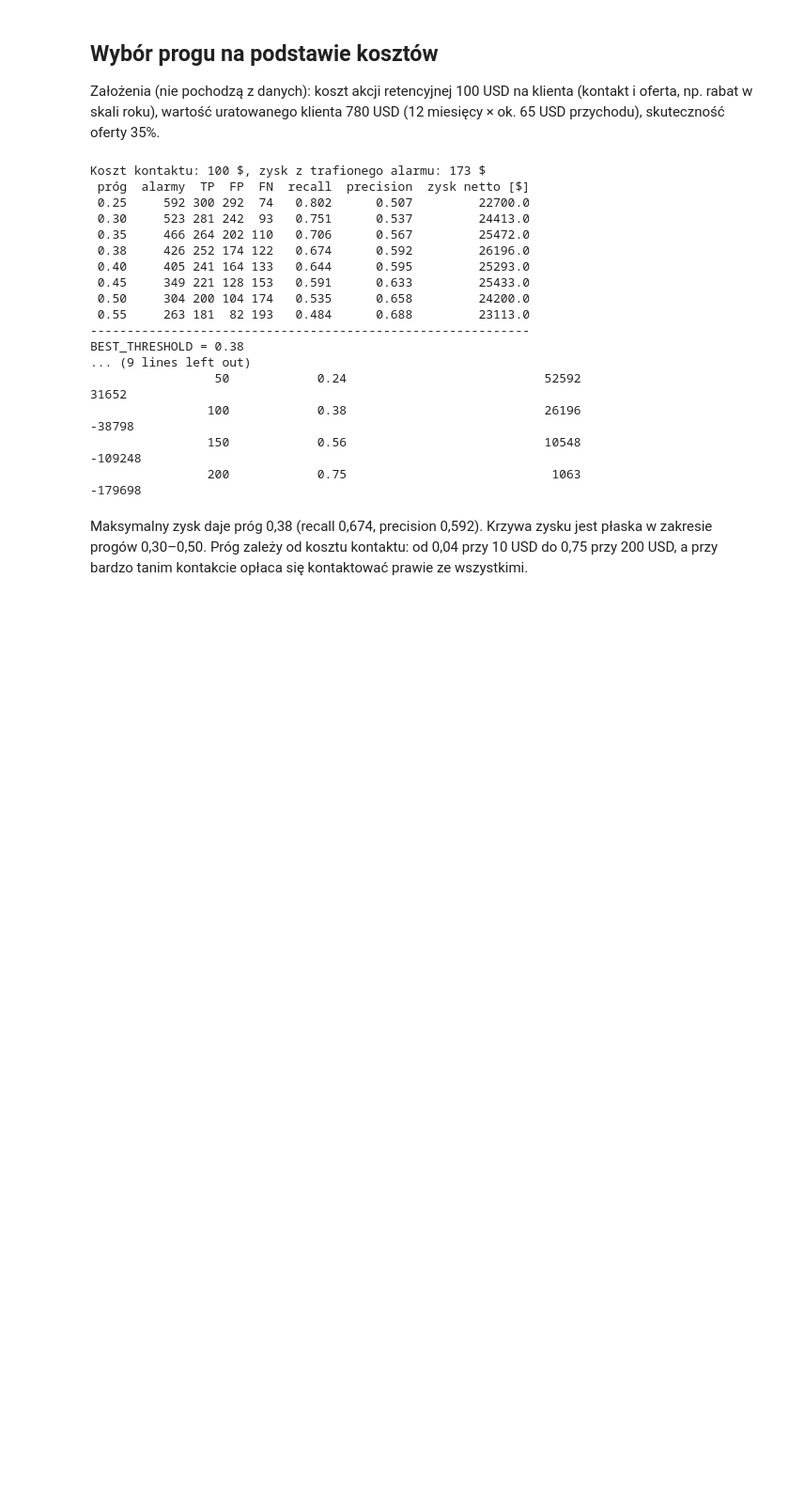
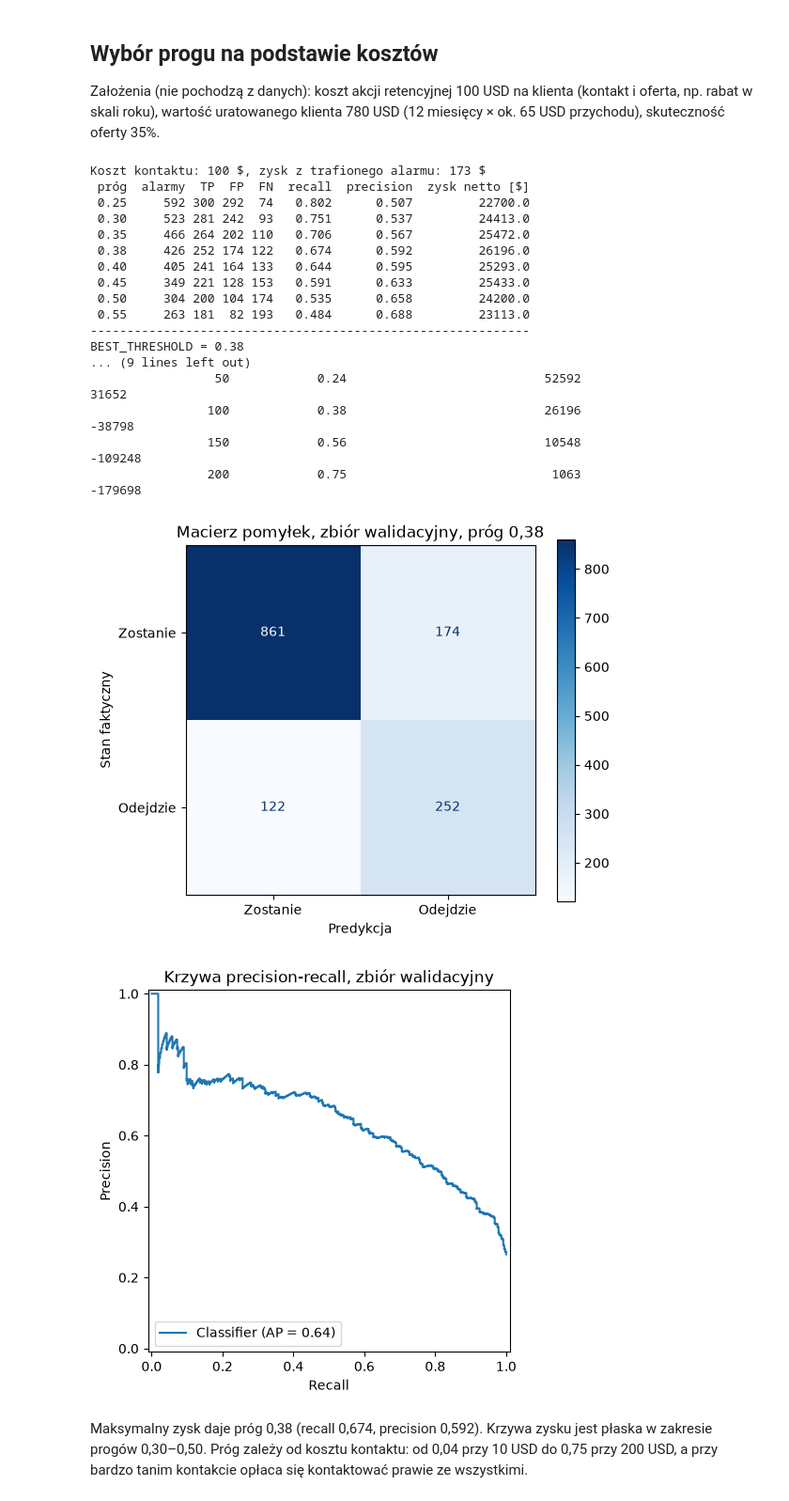
Before and after one commit to sylwiamarlenga-netizen/project-telco-churn, a Jupyter notebook: notebooks/02_modeling.ipynb, the cells around one changed output. Shown at 94% size. Saved outputs shown, nothing was run; the diff lists cells and outputs as text; code cells hidden in the pictures; blank space fills up the shorter version.

```diff
--- a/notebooks/02_modeling.ipynb
+++ b/notebooks/02_modeling.ipynb
@@ -570,6 +540,32 @@ BEST_THRESHOLD = 0.38
                 100            0.38                           26196                           -38798
                 150            0.56                           10548                          -109248
                 200            0.75                            1063                          -179698
+# %%
+import os
+import matplotlib.pyplot as plt
+from sklearn.metrics import ConfusionMatrixDisplay, PrecisionRecallDisplay
+
+os.makedirs("../reports/figures", exist_ok=True)
+
+y_pred_val = (proba_val >= float(BEST_THRESHOLD)).astype(int)
+
+fig, ax = plt.subplots(figsize=(6, 5))
+ConfusionMatrixDisplay.from_predictions(
+    y_val, y_pred_val, display_labels=["Zostanie", "Odejdzie"], cmap="Blues", ax=ax)
+ax.set_title("Macierz pomyłek, zbiór walidacyjny, próg 0,38")
+ax.set_xlabel("Predykcja"); ax.set_ylabel("Stan faktyczny")
+fig.savefig("../reports/figures/confusion_matrix_val.png", dpi=200, bbox_inches="tight")
+plt.show()
+
+fig, ax = plt.subplots(figsize=(6, 5))
+PrecisionRecallDisplay.from_predictions(y_val, proba_val, ax=ax)
+ax.set_title("Krzywa precision-recall, zbiór walidacyjny")
+ax.set_xlabel("Recall"); ax.set_ylabel("Precision")
+fig.savefig("../reports/figures/pr_curve_val.png", dpi=200, bbox_inches="tight")
+plt.show()
+# %% [output]
+[figure, added]
+[figure, added]
 # %% [markdown]
 Maksymalny zysk daje próg 0,38 (recall 0,674, precision 0,592). Krzywa zysku jest płaska w zakresie progów 0,30–0,50. Próg zależy od kosztu kontaktu: od 0,04 przy 10 USD do 0,75 przy 200 USD, a przy bardzo tanim kontakcie opłaca się kontaktować prawie ze wszystkimi.
 # %% [markdown]
```
Also changed, not shown: parts of 4 cells of this notebook, 16 other files.
